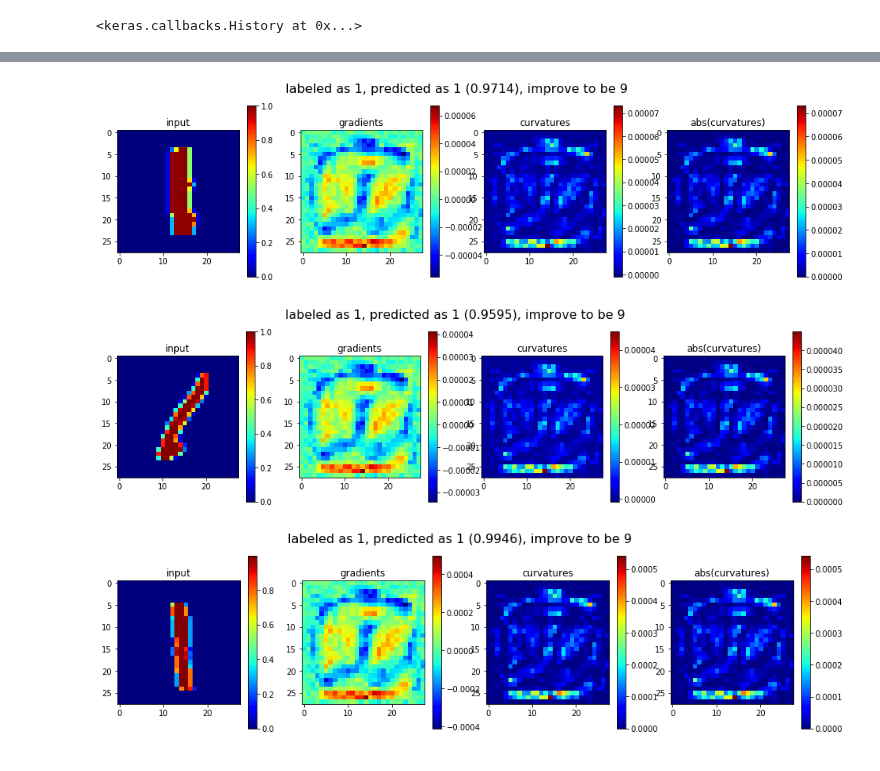
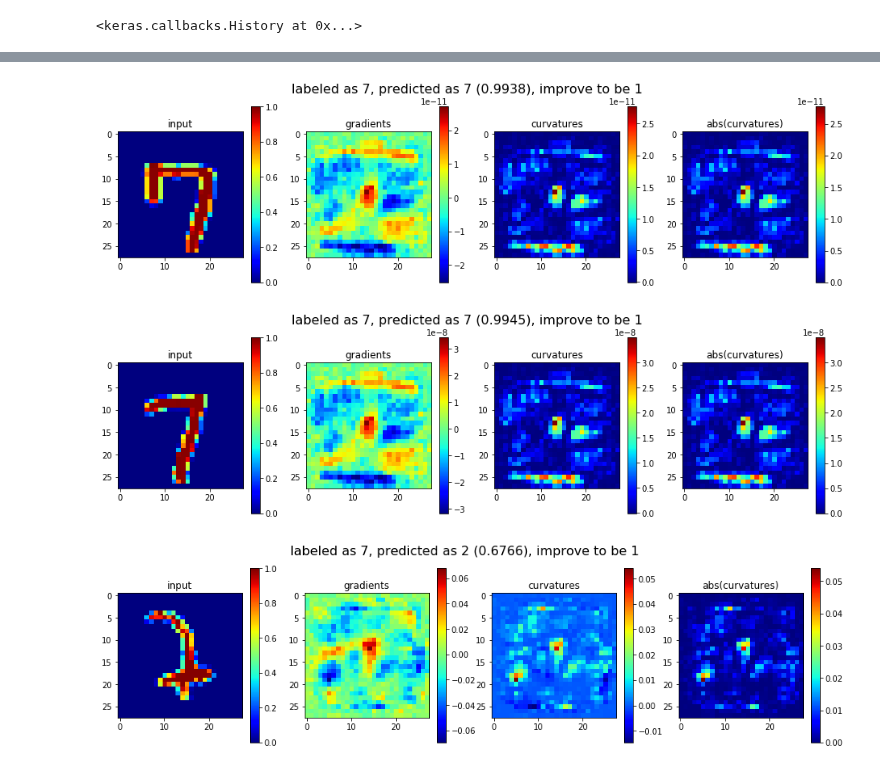
Before and after one commit to mammalwong/ml-study, a Jupyter notebook: gradnet.ipynb, the cells around one changed output, grey strips where cells are left out. Saved outputs shown, nothing was run; the diff lists cells and outputs as text; code cells hidden in the pictures.

```diff
--- a/gradnet.ipynb
+++ b/gradnet.ipynb
@@ -123,7 +123,7 @@ for _ in range(3):
 # %%
 for _ in range(3):
-    test_plot(1, 9)
+    test_plot(7, 1)
 # %% [output]
-[figure, old version]
+[figure, new version]
-[figure, old version]
+[figure, new version]
-[figure, old version]
+[figure, new version]
```
Also changed, not shown: parts of 2 cells of this notebook.
